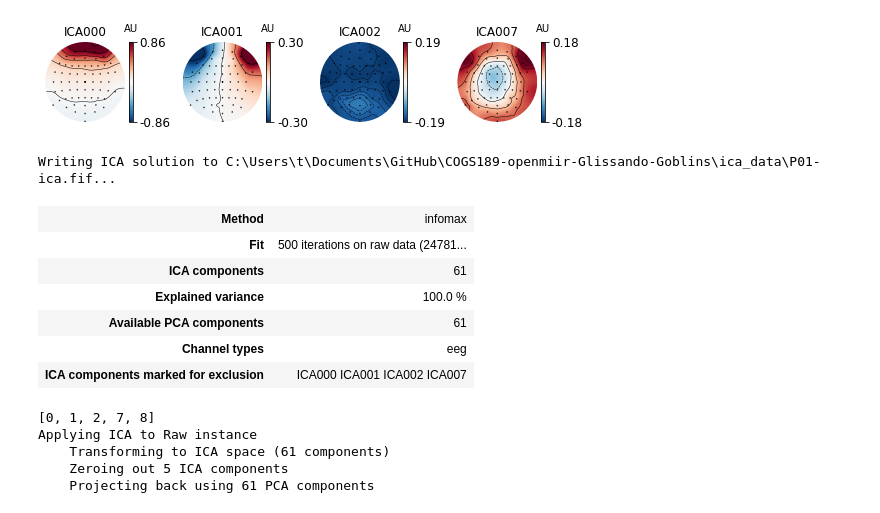
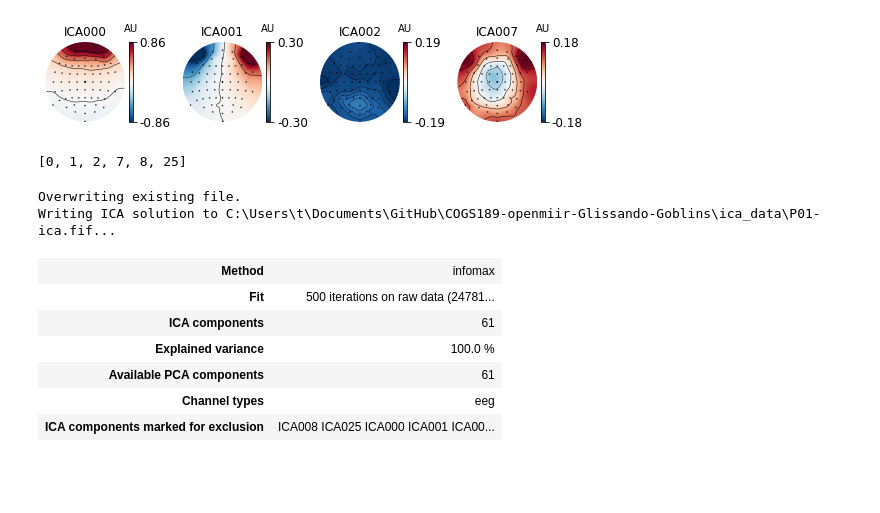
Before and after one commit to kelly-lo/COGS189-openmiir-Glissando-Goblins, a Jupyter notebook: Preprocessing.ipynb, the cells around one changed output. Saved outputs shown, nothing was run; the diff lists cells and outputs as text; code cells hidden in the pictures; blank space fills up the shorter version.

Commit message:
fixed bad comps

```diff
--- a/Preprocessing.ipynb
+++ b/Preprocessing.ipynb
@@ -102,8 +98,8 @@ Fitting ICA took 1625.7s.
 # %%
 RAW_EOG_CHANNELS = [u'EXG1', u'EXG2', u'EXG3', u'EXG4']
 # %%
-# auto-detect EOG channels
-bad_channels = set()
+# score EEG channels by EOG correlation
+bad_comps = set()
 
 for eog_channel in RAW_EOG_CHANNELS:
     bad, scores = ica.find_bads_eog(filtered_data, ch_name=eog_channel)
@@ -131,29 +187,27 @@ Designing a two-pass forward and reverse, zero-phase, non-causal bandpass filter
 ica.plot_components(picks=list(bad_comps), ch_type='eeg', title='', colorbar=True, show=True);
 # %% [output]
 [figure]
+# %%
+# combine excluded components
+ica.exclude.extend(list(bad_comps))
+print(list(set(ica.exclude)))
+# %% [output]
+[0, 1, 2, 7, 8, 25]
 # %%
 # save ICA result for later
-ica.save('ica_data/P01-ica.fif')
+ica.save('ica_data/P01-ica.fif', overwrite=True)
 # %% [output]
+Overwriting existing file.
 Writing ICA solution to C:\Users\t\Documents\GitHub\COGS189-openmiir-Glissando-Goblins\ica_data\P01-ica.fif...
 | Method | infomax |
 | Fit | 500 iterations on raw data (24781... |
 | ICA components | 61 |
 | Explained variance | 100.0 % |
 | Available PCA components | 61 |
 | Channel types | eeg |
-| ICA components marked for exclusion | ICA000 ICA001 ICA002 ICA007 |
+| ICA components marked for exclusion | ICA008 ICA025 ICA000 ICA001 ICA00... |
 # %%
-ica.exclude.extend(list(bad_comps))
-print(list(set(ica.exclude)))
-
 # apply the transformation
 postica_data = ica.apply(filtered_data, exclude=ica.exclude)
 #ica.plot_components(ch_type='eeg', title='', colorbar=True, show=True);
 #ica.plot_properties(filtered_data, ch_type='eeg', title='', colorbar=True, show=True);
-# %% [output]
-[0, 1, 2, 7, 8]
-Applying ICA to Raw instance
-    Transforming to ICA space (61 components)
-    Zeroing out 5 ICA components
-    Projecting back using 61 PCA components
```
Also changed, not shown: parts of 7 cells of this notebook.
